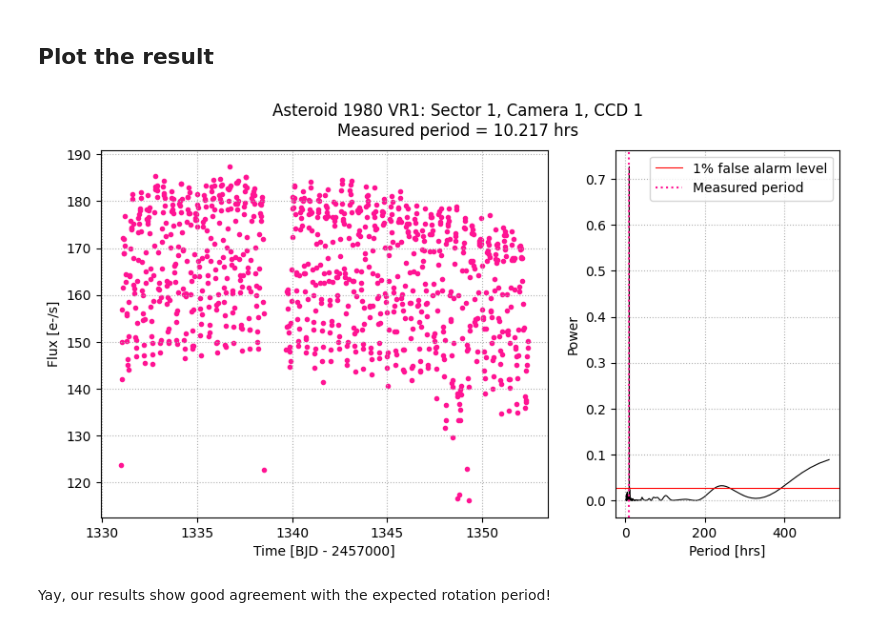
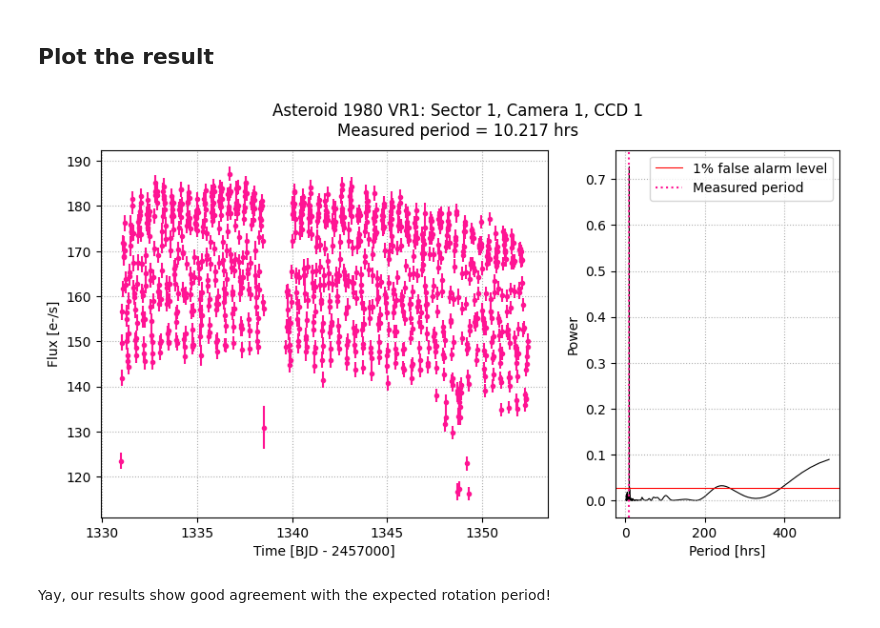
Before and after one commit to jorgemarpa/tess-asteroids, a Jupyter notebook: docs/tutorials/tutorial2_rotation_periods.ipynb, the cells around one changed output. Drawn from its saved outputs; the diff is of its cells as text; code cells hidden in the pictures.

```diff
--- a/docs/tutorials/tutorial2_rotation_periods.ipynb
+++ b/docs/tutorials/tutorial2_rotation_periods.ipynb
@@ -95,22 +95,22 @@ best_period = peak_periods[sorted_ind[0]]*24
 # %%
 # Plot the LC and periodogram
 fig, (ax1,ax2) = plt.subplots(1,2, figsize=(10,5), width_ratios=[2,1])
 
-ax1.scatter(time, flux, color='deeppink', marker='.')
+ax1.errorbar(time, flux, yerr=flux_err, color='deeppink', marker='.', ls="")
 ax1.set_xlabel("Time [BJD - 2457000]")
 ax1.set_ylabel("Flux [e-/s]")
 ax1.grid(ls=":")
 
 ax2.plot(period_grid*24, power, 'k', lw=0.8, zorder=0)
 ax2.axhline(y=level, color='r', lw=0.8, label = "1% false alarm level")
 ax2.axvline(x=best_period, ls=':', color='deeppink', zorder=2, label = "Measured period")
 ax2.set_xlabel("Period [hrs]")
 ax2.set_ylabel("Power")
 ax2.legend(loc="upper right")
 ax2.grid(ls=":")
 
 fig.suptitle("Asteroid {0}: Sector {1}, Camera {2}, CCD {3}\nMeasured period = {4:.03f} hrs".format(target.target, target.sector,target.camera,target.ccd,best_period));
 # %% [output]
-[figure, old version]
+[figure, new version]
 # %% [markdown]
 Yay, our results show good agreement with the expected rotation period!
```
Also changed, not shown: 1 other file.
